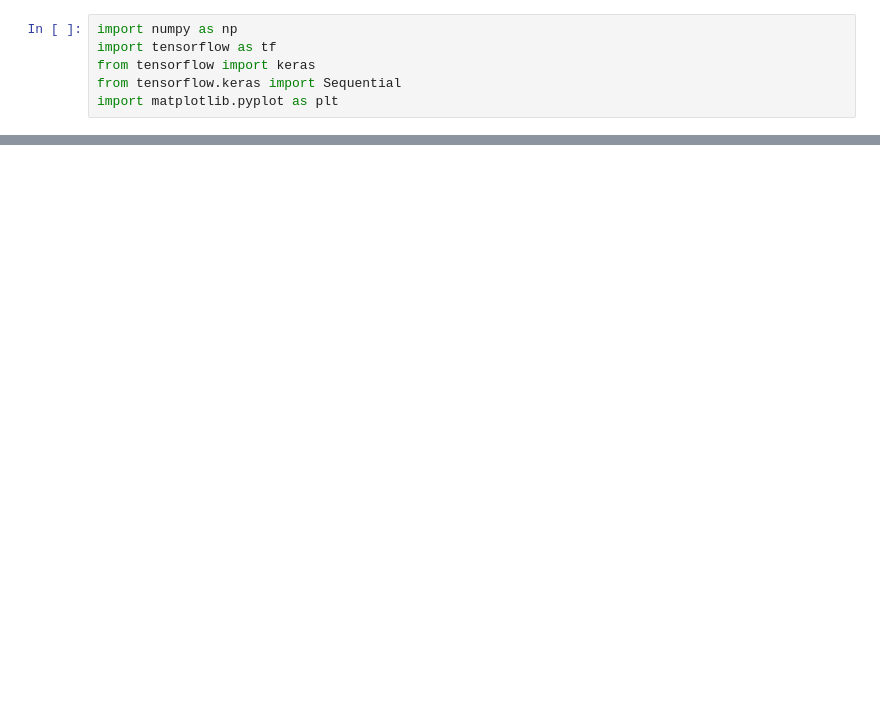
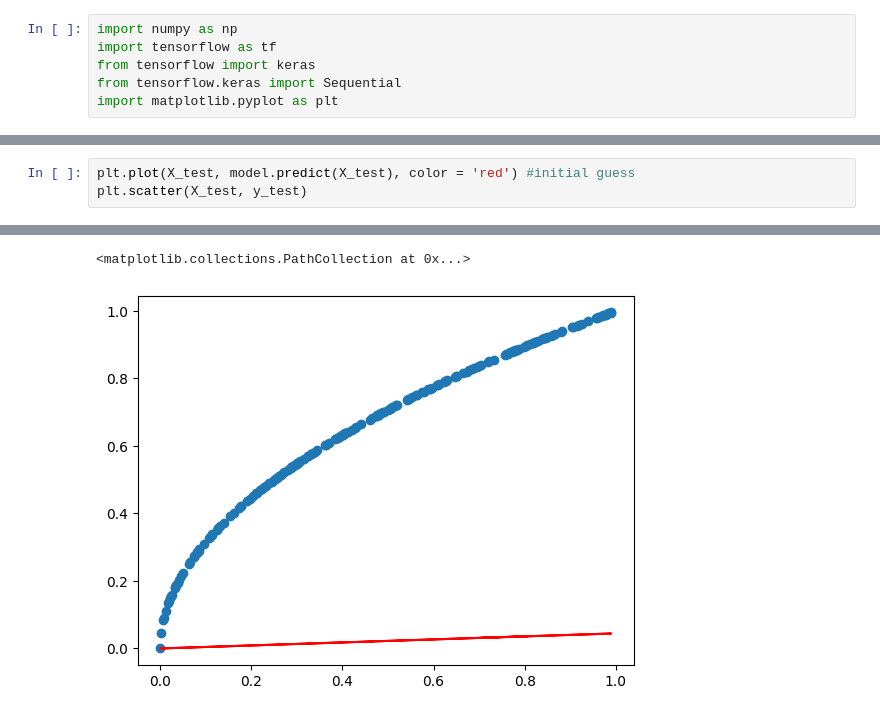
Before and after one commit to Mackay-Fisher/research-neural-net, a Jupyter notebook: ode approx.ipynb, the cells around one changed output, grey strips where cells are left out. Drawn from its saved outputs; the diff is of its cells as text; blank space fills up the shorter version.

```diff
--- a/ode approx.ipynb
+++ b/ode approx.ipynb
@@ -21,0 +27,4 @@ model.compile(optimizer = 'adam', loss = 'mean_squared_error' )
+# %%
+plt.plot(X_test, model.predict(X_test), color = 'red') #initial guess
+plt.scatter(X_test, y_test)
+# %% [output]
@@ -22 +32,3 @@ model.compile(optimizer = 'adam', loss = 'mean_squared_error' )
+<matplotlib.collections.PathCollection at 0x...>
+[figure, added]
 # %%
```
Also changed, not shown: parts of 9 cells of this notebook, 4 other files.
